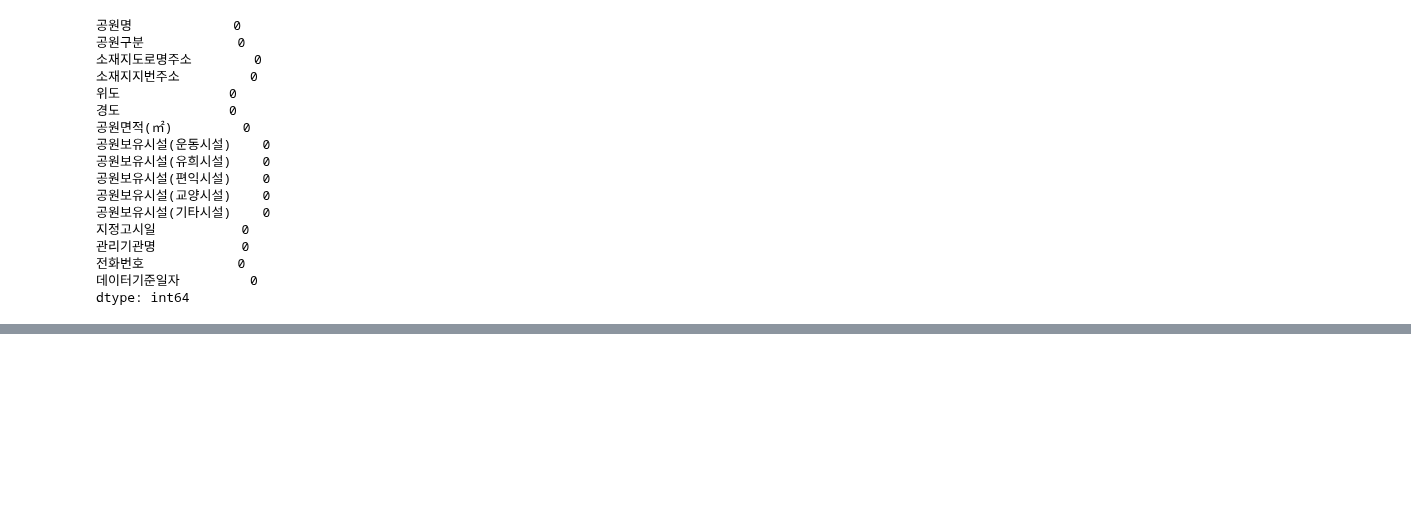
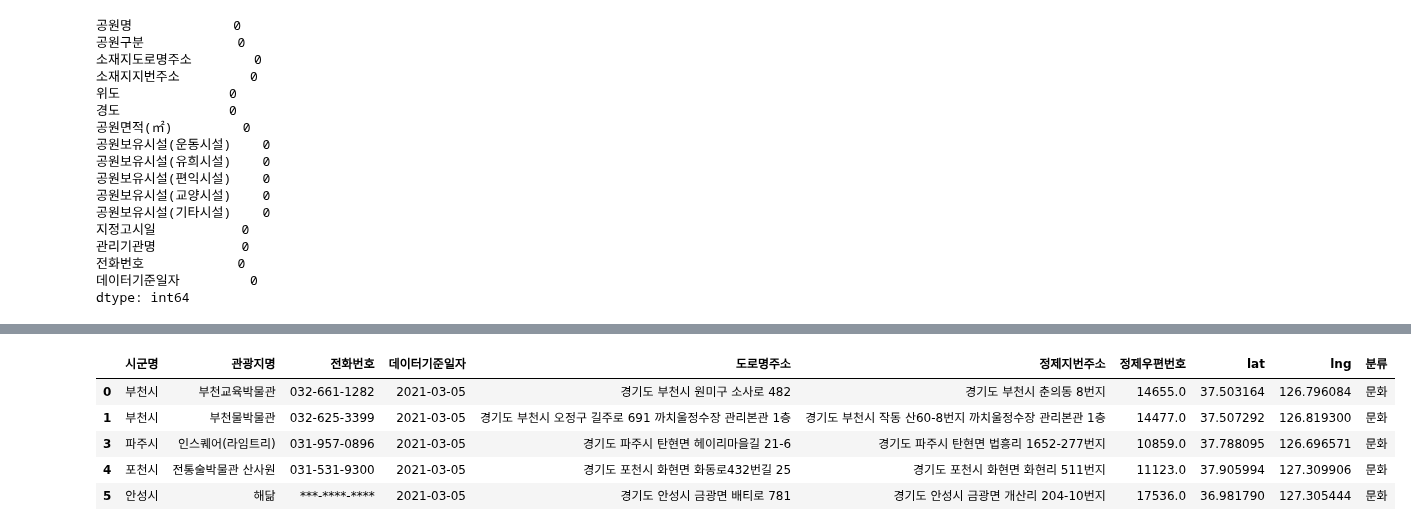
Before and after one commit to Mayhem-XD/Project_p1, a Jupyter notebook: test_code/data/2020/test_code/rudrl.ipynb, the cells around one changed output, grey strips where cells are left out. Saved outputs shown, nothing was run; the diff lists cells and outputs as text; code cells hidden in the pictures; blank space fills up the shorter version.

```diff
--- a/test_code/data/2020/test_code/rudrl.ipynb
+++ b/test_code/data/2020/test_code/rudrl.ipynb
@@ -259,0 +250,10 @@ df7.head()
+# %%
+df2.rename(columns={'시설명':'관광지명','정제도로명주소':'도로명주소','정제WGS84위도':'lat','정제WGS84경도':'lng'}, inplace=True)
+df2.head()
+# %% [output]
+|  | 시군명 | 관광지명 | 전화번호 | 데이터기준일자 | 도로명주소 | 정제지번주소 | 정제우편번호 | lat | lng | 분류 |
+| 0 | 부천시 | 부천교육박물관 | 032-661-1282 | 2021-03-05 | 경기도 부천시 원미구 소사로 482 | 경기도 부천시 춘의동 8번지 | 14655.0 | 37.503164 | 126.796084 | 문화 |
+| 1 | 부천시 | 부천물박물관 | 032-625-3399 | 2021-03-05 | 경기도 부천시 오정구 길주로 691 까치울정수장 관리본관 1층 | 경기도 부천시 작동 산60-8번지 까치울정수장 관리본관 1층 | 14477.0 | 37.507292 | 126.819300 | 문화 |
+| 3 | 파주시 | 인스퀘어(라임트리) | 031-957-0896 | 2021-03-05 | 경기도 파주시 탄현면 헤이리마을길 21-6 | 경기도 파주시 탄현면 법흥리 1652-277번지 | 10859.0 | 37.788095 | 126.696571 | 문화 |
+| 4 | 포천시 | 전통술박물관 산사원 | 031-531-9300 | 2021-03-05 | 경기도 포천시 화현면 화동로432번길 25 | 경기도 포천시 화현면 화현리 511번지 | 11123.0 | 37.905994 | 127.309906 | 문화 |
+| 5 | 안성시 | 해닮 | ***-****-**** | 2021-03-05 | 경기도 안성시 금광면 배티로 781 | 경기도 안성시 금광면 개산리 204-10번지 | 17536.0 | 36.981790 | 127.305444 | 문화 |
```
Also changed, not shown: parts of 17 cells of this notebook, 4 other files.
